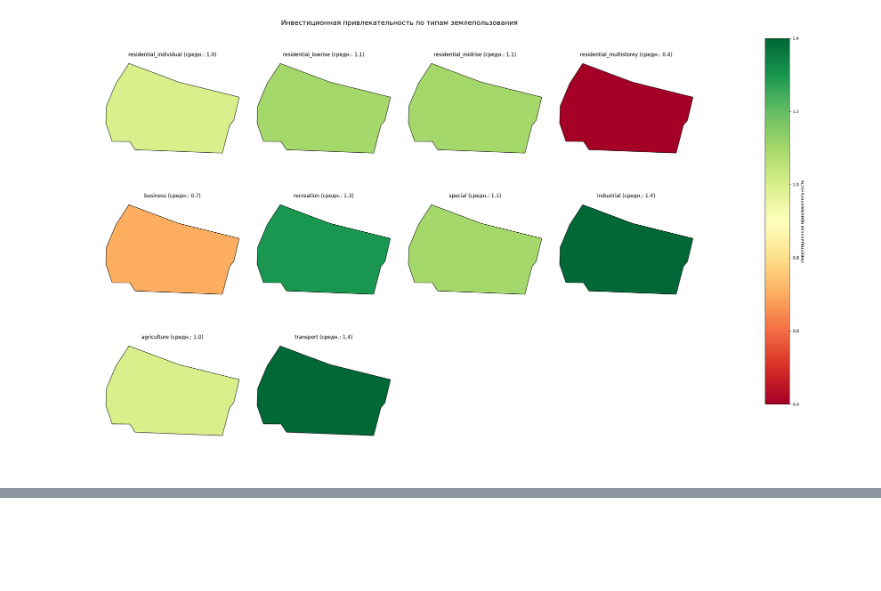
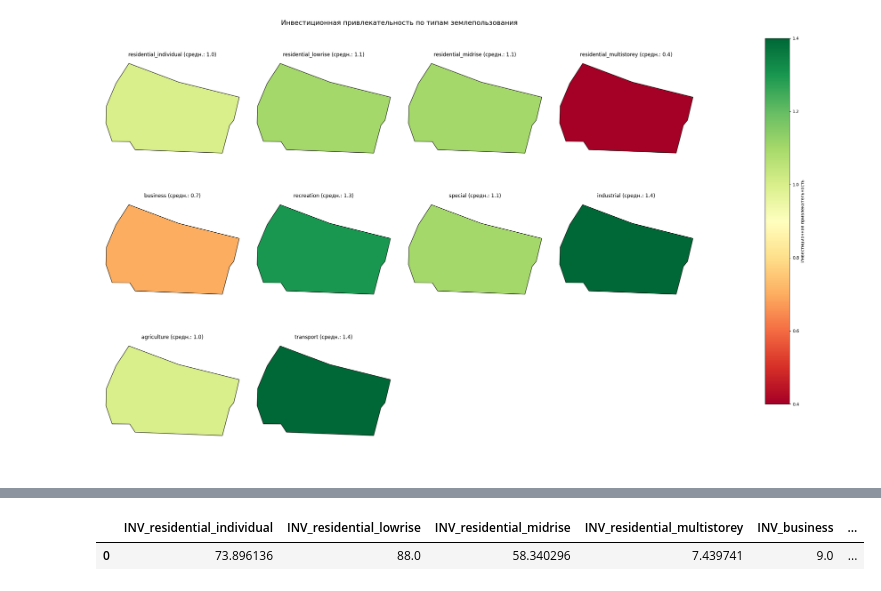
Before and after one commit to Mvin8/Urbanomy, a Jupyter notebook: examples/F3_project.ipynb, the cells around one changed output, grey strips where cells are left out. Drawn from its saved outputs; the diff is of its cells as text; code cells hidden in the pictures; blank space fills up the shorter version.

```diff
--- a/examples/F3_project.ipynb
+++ b/examples/F3_project.ipynb
@@ -112,0 +516,11 @@ plt.show()
+# %%
+synth = InvestmentAttractivenessSynthesizer(
+            weights_dict=None,       # или передайте свой словарь весов
+            econ_metric="EI")        # или "NPV", "IRR", "ROI"
+
+spatial_gdf = synth.enrich_gdf(spatial_gdf)
+cols_inv = [c for c in spatial_gdf.columns if c.startswith("INV_")]
+spatial_gdf[cols_inv]
+# %% [output]
+|  | INV_residential_individual | INV_residential_lowrise | INV_residential_midrise | INV_residential_multistorey | INV_business | ... |
+| 0 | 73.896136 | 88.0 | 58.340296 | 7.439741 | 9.0 | ... |
```
Also changed, not shown: parts of 4 cells of this notebook, 6 other files.
